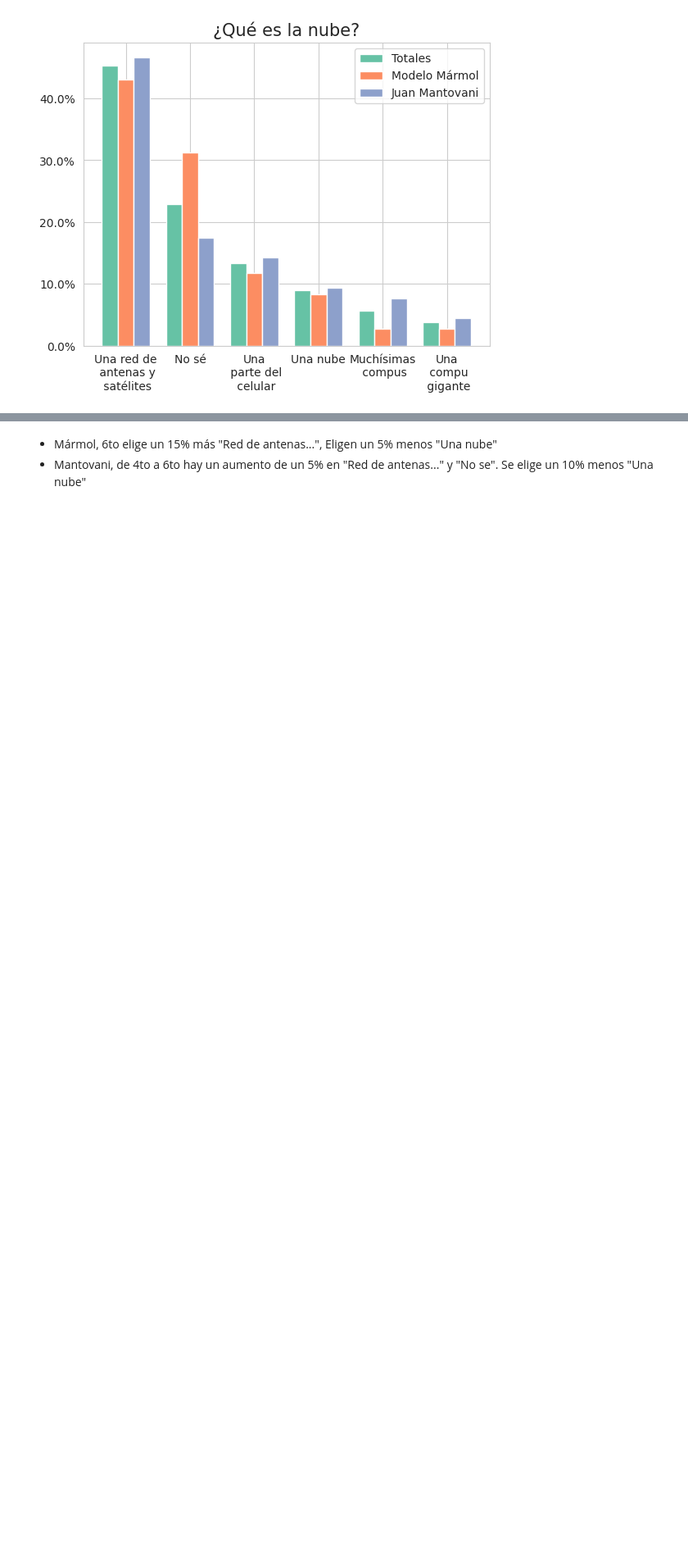
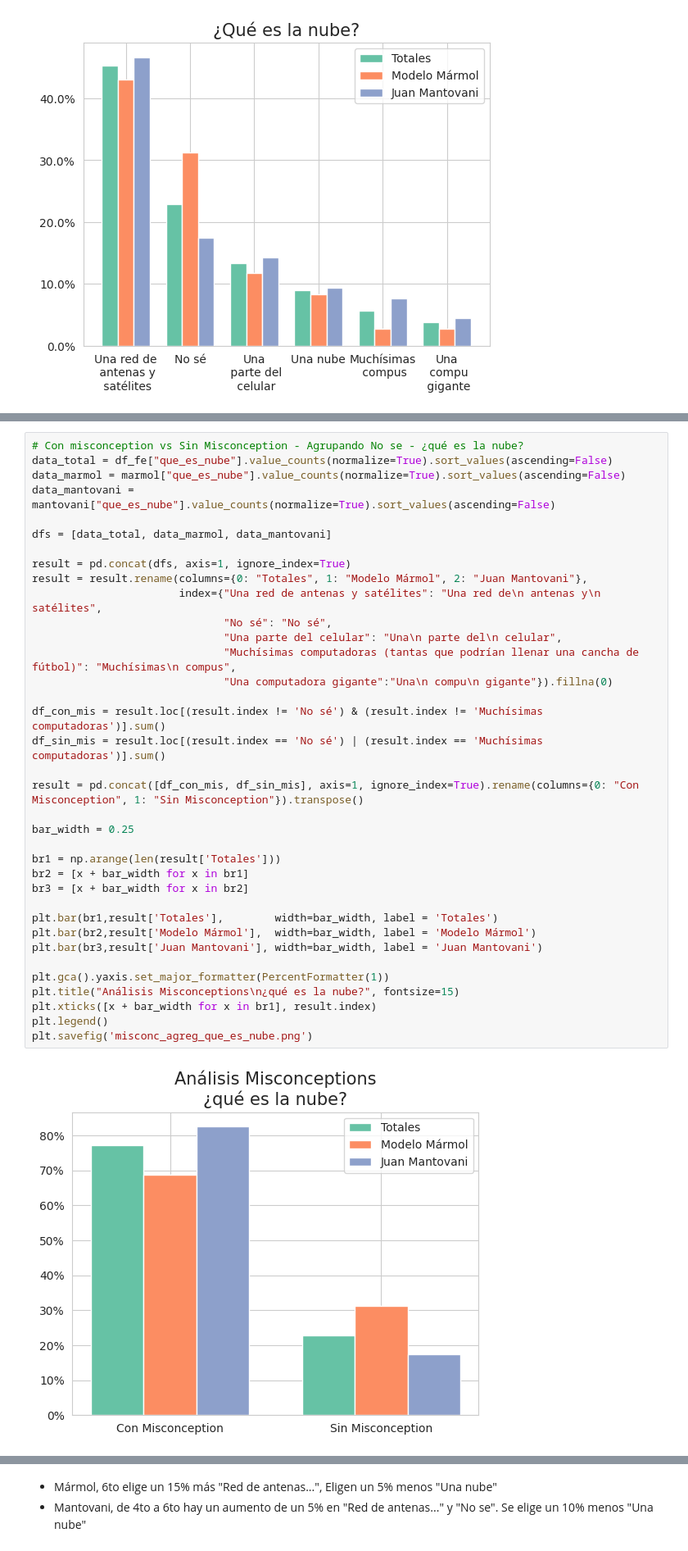
Before and after one commit to fedesassone/tesis, a Jupyter notebook: notebooks/misconceptions/Misconceptions.ipynb, the cells around one changed output, grey strips where cells are left out. Shown at 82% size. Drawn from its saved outputs; the diff is of its cells as text; blank space fills up the shorter version.

Commit message:
analisis misc que es la nube WIP

```diff
--- a/notebooks/misconceptions/Misconceptions.ipynb
+++ b/notebooks/misconceptions/Misconceptions.ipynb
@@ -2315,0 +2317,38 @@ plt.savefig('que_es_nube.png')
+# %%
+# Con misconception vs Sin Misconception - Agrupando No se - ¿qué es la nube?
+data_total = df_fe["que_es_nube"].value_counts(normalize=True).sort_values(ascending=False)
+data_marmol = marmol["que_es_nube"].value_counts(normalize=True).sort_values(ascending=False)
+data_mantovani = mantovani["que_es_nube"].value_counts(normalize=True).sort_values(ascending=False)
+
+dfs = [data_total, data_marmol, data_mantovani]
+
+result = pd.concat(dfs, axis=1, ignore_index=True)
+result = result.rename(columns={0: "Totales", 1: "Modelo Mármol", 2: "Juan Mantovani"},
+                       index={"Una red de antenas y satélites": "Una red de\n antenas y\n satélites",
+                              "No sé": "No sé",
+                              "Una parte del celular": "Una\n parte del\n celular",
+                              "Muchísimas computadoras (tantas que podrían llenar una cancha de fútbol)": "Muchísimas\n compus",
+                              "Una computadora gigante":"Una\n compu\n gigante"}).fillna(0)
+
+df_con_mis = result.loc[(result.index != 'No sé') & (result.index != 'Muchísimas computadoras')].sum()
+df_sin_mis = result.loc[(result.index == 'No sé') | (result.index == 'Muchísimas computadoras')].sum()
+
+result = pd.concat([df_con_mis, df_sin_mis], axis=1, ignore_index=True).rename(columns={0: "Con Misconception", 1: "Sin Misconception"}).transpose()
+
+bar_width = 0.25
+
+br1 = np.arange(len(result['Totales']))
+br2 = [x + bar_width for x in br1]
+br3 = [x + bar_width for x in br2]
+
+plt.bar(br1,result['Totales'],        width=bar_width, label = 'Totales')
+plt.bar(br2,result['Modelo Mármol'],  width=bar_width, label = 'Modelo Mármol')
+plt.bar(br3,result['Juan Mantovani'], width=bar_width, label = 'Juan Mantovani')
+
+plt.gca().yaxis.set_major_formatter(PercentFormatter(1))
+plt.title("Análisis Misconceptions\n¿qué es la nube?", fontsize=15)
+plt.xticks([x + bar_width for x in br1], result.index)
+plt.legend()
+plt.savefig('misconc_agreg_que_es_nube.png')
+# %% [output]
+[figure, added]
```
Also changed, not shown: parts of 5 cells of this notebook, 2 other files.
